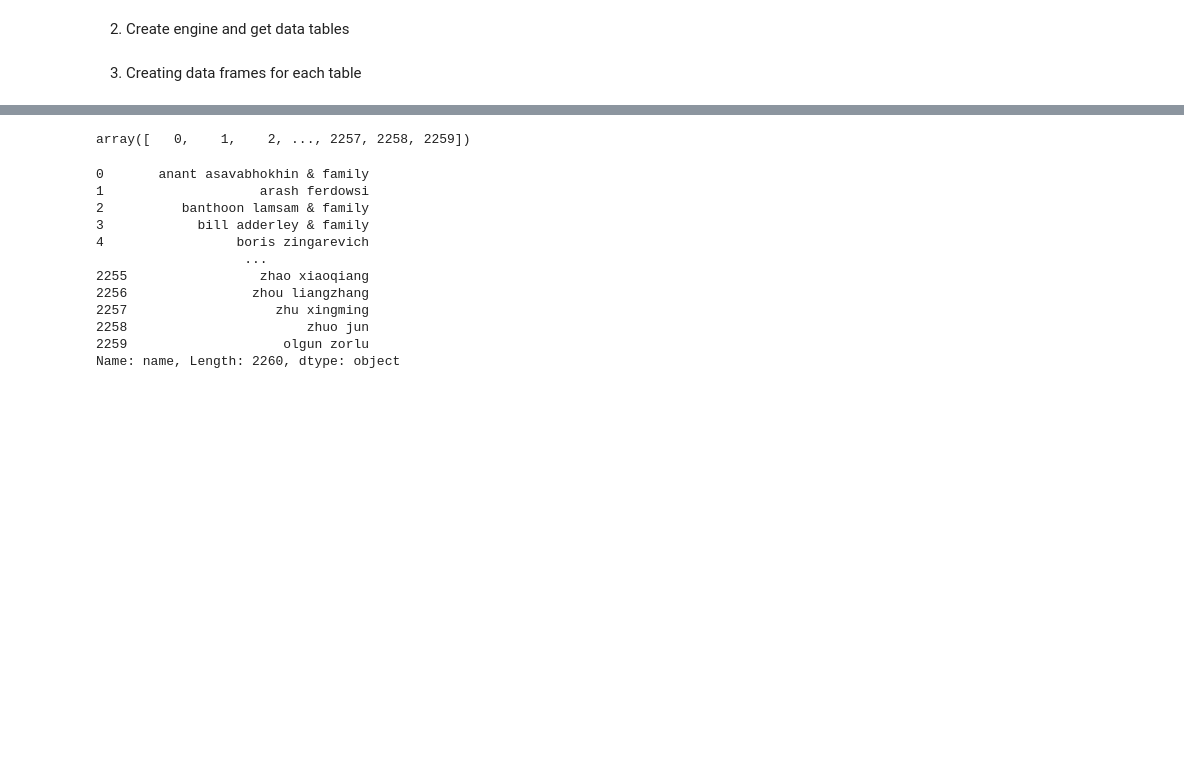
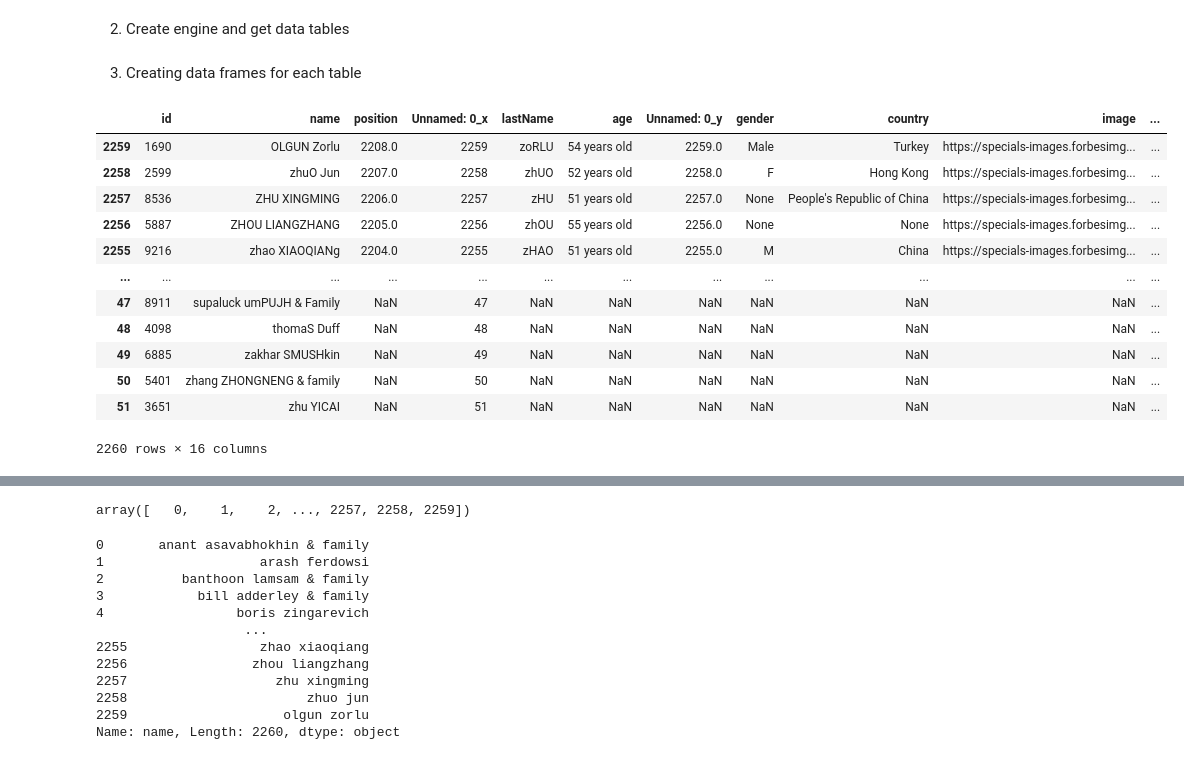
Before and after one commit to sacses/Ironhack-Module-1-Project---Pipeline-Project, a Jupyter notebook: notebooks/Notebook1.ipynb, the cells around one changed output, grey strips where cells are left out. Cells and saved outputs as stored; diff of their text form; code cells hidden in the pictures; blank space fills up the shorter version.

```diff
--- a/notebooks/Notebook1.ipynb
+++ b/notebooks/Notebook1.ipynb
@@ -61,5 +87,28 @@ def create_df_sql(x):
 df_business_info = create_df_sql('business_info')
 df_personal_info = create_df_sql('personal_info')
 df_rank_info = create_df_sql('rank_info')
+# %%
+def outer_merge(x, y, key):
+    return pd.merge(x, y, on=key, how='outer')
+# %%
+df_partial_master = outer_merge(df_rank_info,df_personal_info,'id')
+# %%
+df_master =  outer_merge(df_partial_master, df_business_info, 'id')
+# %%
+df_master.sort_values('position',ascending=False)
+# %% [output]
+|  | id | name | position | Unnamed: 0_x | lastName | age | Unnamed: 0_y | gender | country | image | ... |
+| 2259 | 1690 | OLGUN Zorlu | 2208.0 | 2259 | zoRLU | 54 years old | 2259.0 | Male | Turkey | https://specials-images.forbesimg... | ... |
+| 2258 | 2599 | zhuO Jun | 2207.0 | 2258 | zhUO | 52 years old | 2258.0 | F | Hong Kong | https://specials-images.forbesimg... | ... |
+| 2257 | 8536 | ZHU XINGMING | 2206.0 | 2257 | zHU | 51 years old | 2257.0 | None | People's Republic of China | https://specials-images.forbesimg... | ... |
+| 2256 | 5887 | ZHOU LIANGZHANG | 2205.0 | 2256 | zhOU | 55 years old | 2256.0 | None | None | https://specials-images.forbesimg... | ... |
+| 2255 | 9216 | zhao XIAOQIANg | 2204.0 | 2255 | zHAO | 51 years old | 2255.0 | M | China | https://specials-images.forbesimg... | ... |
+| ... | ... | ... | ... | ... | ... | ... | ... | ... | ... | ... | ... |
+| 47 | 8911 | supaluck umPUJH & Family | NaN | 47 | NaN | NaN | NaN | NaN | NaN | NaN | ... |
+| 48 | 4098 | thomaS Duff | NaN | 48 | NaN | NaN | NaN | NaN | NaN | NaN | ... |
+| 49 | 6885 | zakhar SMUSHkin | NaN | 49 | NaN | NaN | NaN | NaN | NaN | NaN | ... |
+| 50 | 5401 | zhang ZHONGNENG & family | NaN | 50 | NaN | NaN | NaN | NaN | NaN | NaN | ... |
+| 51 | 3651 | zhu YICAI | NaN | 51 | NaN | NaN | NaN | NaN | NaN | NaN | ... |
+2260 rows × 16 columns
 # %%
 #Quick view of rank_info
```
Also changed, not shown: parts of 9 cells of this notebook.
